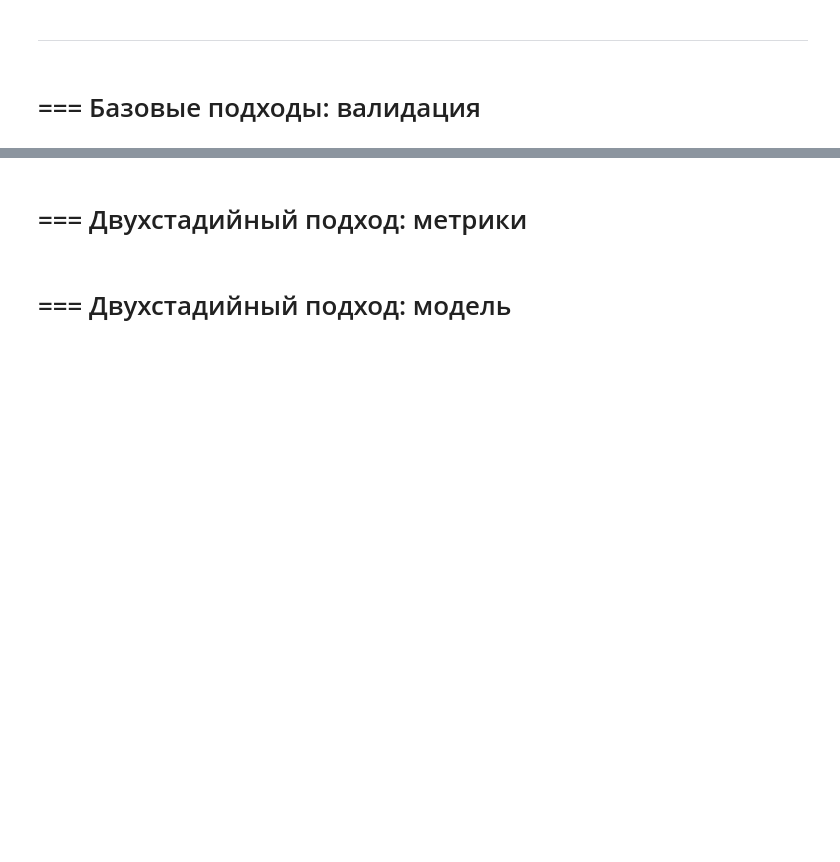
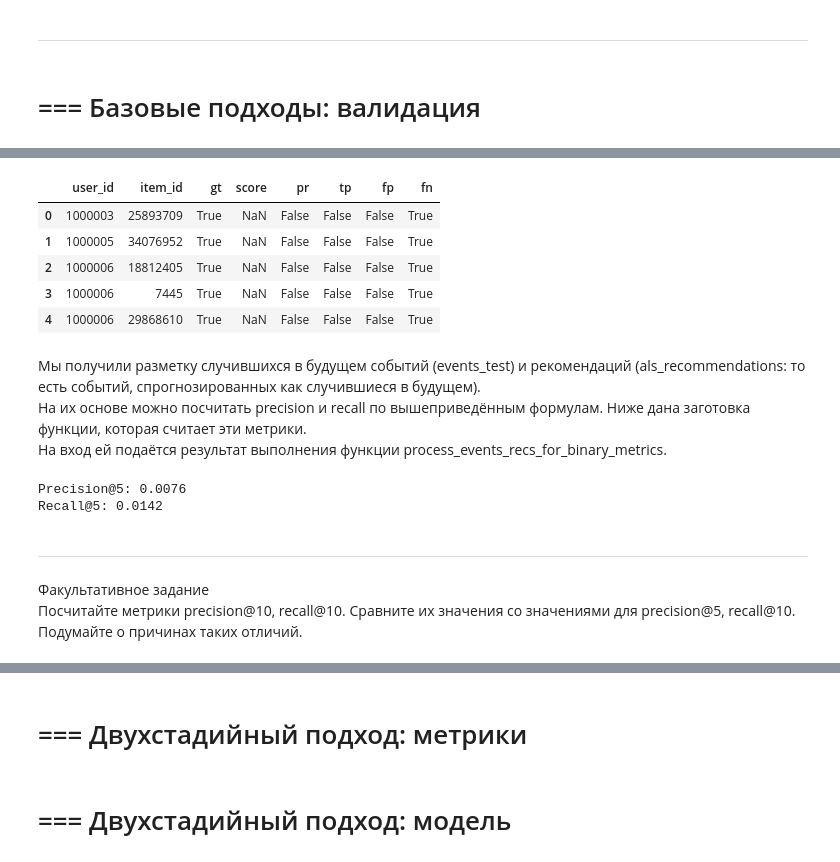
Before and after one commit to ozerge/mle-recsys-start, a Jupyter notebook: main_offline2.ipynb, the cells around one changed output, grey strips where cells are left out. Saved outputs shown, nothing was run; the diff lists cells and outputs as text; code cells hidden in the pictures; blank space fills up the shorter version.

```diff
--- a/main_offline2.ipynb
+++ b/main_offline2.ipynb
@@ -1831,0 +1895,8 @@ ________________________________________________________________________________
+# %%
+# Обработаем ALS-рекомендации для подсчёта метрик для 5 лучших рекомендаций:
+
+events_recs_for_binary_metrics = process_events_recs_for_binary_metrics(
+  events_train,
+    events_test,
+    als_recommendations,
+    top_k=5)
@@ -1831,0 +1910,13 @@ ________________________________________________________________________________
+# %%
+events_recs_for_binary_metrics.head()
+# %% [output]
+|  | user_id | item_id | gt | score | pr | tp | fp | fn |
+| 0 | 1000003 | 25893709 | True | NaN | False | False | False | True |
+| 1 | 1000005 | 34076952 | True | NaN | False | False | False | True |
+| 2 | 1000006 | 18812405 | True | NaN | False | False | False | True |
+| 3 | 1000006 | 7445 | True | NaN | False | False | False | True |
+| 4 | 1000006 | 29868610 | True | NaN | False | False | False | True |
+# %% [markdown]
+Мы получили разметку случившихся в будущем событий (events_test) и рекомендаций (als_recommendations: то есть событий, спрогнозированных как случившиеся в будущем).
+На их основе можно посчитать precision и recall по вышеприведённым формулам. Ниже дана заготовка функции, которая считает эти метрики.
+На вход ей подаётся результат выполнения функции process_events_recs_for_binary_metrics.
@@ -1831,0 +1939,13 @@ ________________________________________________________________________________
+# %%
+precision, recall = compute_cls_metrics(events_recs_for_binary_metrics)
+
+print(f'Precision@5: {precision:.4f}')
+print(f'Recall@5: {recall:.4f}')
+# %% [output]
+Precision@5: 0.0076
+Recall@5: 0.0142
+# %% [markdown]
+_________________________________________________________________________________________________________________________________________________________________
+# %% [markdown]
+Факультативное задание
+Посчитайте метрики precision@10, recall@10. Сравните их значения со значениями для precision@5, recall@10. Подумайте о причинах таких отличий.
```
Also changed, not shown: parts of 9 cells of this notebook.
